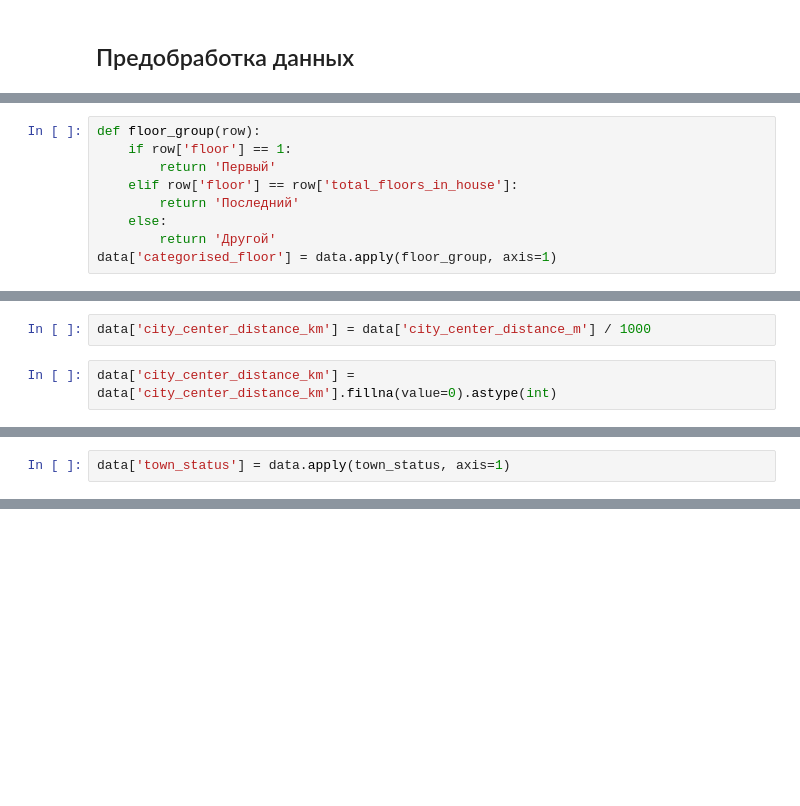
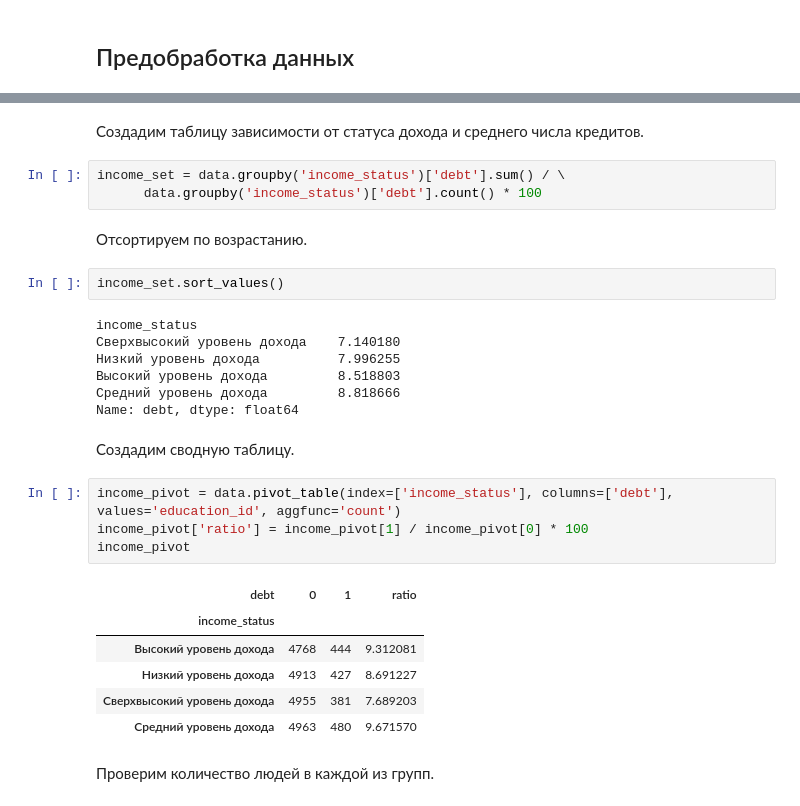
Before and after one commit to gss0311/Yandex_practicum, a Jupyter notebook: Проект_Исследование_надежности_заемщиков.ipynb, the cells around one changed output, grey strips where cells are left out. Cells and saved outputs as stored; diff of their text form; blank space fills up the shorter version.

```diff
--- a/Проект_Исследование_надежности_заемщиков.ipynb
+++ b/Проект_Исследование_надежности_заемщиков.ipynb
@@ -1194,9 +409,0 @@ data.head()
-# %%
-def floor_group(row):
-    if row['floor'] == 1:
-        return 'Первый'
-    elif row['floor'] == row['total_floors_in_house']:
-        return 'Последний'
-    else:
-        return 'Другой'
-data['categorised_floor'] = data.apply(floor_group, axis=1)
@@ -1226,4 +409,0 @@ data[['floor', 'total_floors_in_house','categorised_floor']].sample(15)
-# %%
-data['city_center_distance_km'] = data['city_center_distance_m'] / 1000
-# %%
-data['city_center_distance_km'] = data['city_center_distance_km'].fillna(value=0).astype(int)
@@ -1877,2 +409,0 @@ def town_status(row):
-# %%
-data['town_status'] = data.apply(town_status, axis=1)
@@ -2284,0 +410,31 @@ for row in ['total_area_m2', 'living_area_m2', 'kitchen_area_m2']:
+# %% [markdown]
+Создадим таблицу зависимости от статуса дохода и среднего числа кредитов.
+# %%
+income_set = data.groupby('income_status')['debt'].sum() / \
+      data.groupby('income_status')['debt'].count() * 100
+# %% [markdown]
+Отсортируем по возрастанию.
+# %%
+income_set.sort_values()
+# %% [output]
+income_status
+Сверхвысокий уровень дохода    7.140180
+Низкий уровень дохода          7.996255
+Высокий уровень дохода         8.518803
+Средний уровень дохода         8.818666
+Name: debt, dtype: float64
+# %% [markdown]
+Создадим сводную таблицу.
+# %%
+income_pivot = data.pivot_table(index=['income_status'], columns=['debt'], values='education_id', aggfunc='count')
+income_pivot['ratio'] = income_pivot[1] / income_pivot[0] * 100
+income_pivot
+# %% [output]
+| debt | 0 | 1 | ratio |
+| income_status |  |  |  |
+| Высокий уровень дохода | 4768 | 444 | 9.312081 |
+| Низкий уровень дохода | 4913 | 427 | 8.691227 |
+| Сверхвысокий уровень дохода | 4955 | 381 | 7.689203 |
+| Средний уровень дохода | 4963 | 480 | 9.671570 |
+# %% [markdown]
+Проверим количество людей в каждой из групп.
```
Also changed, not shown: parts of 437 cells of this notebook.
